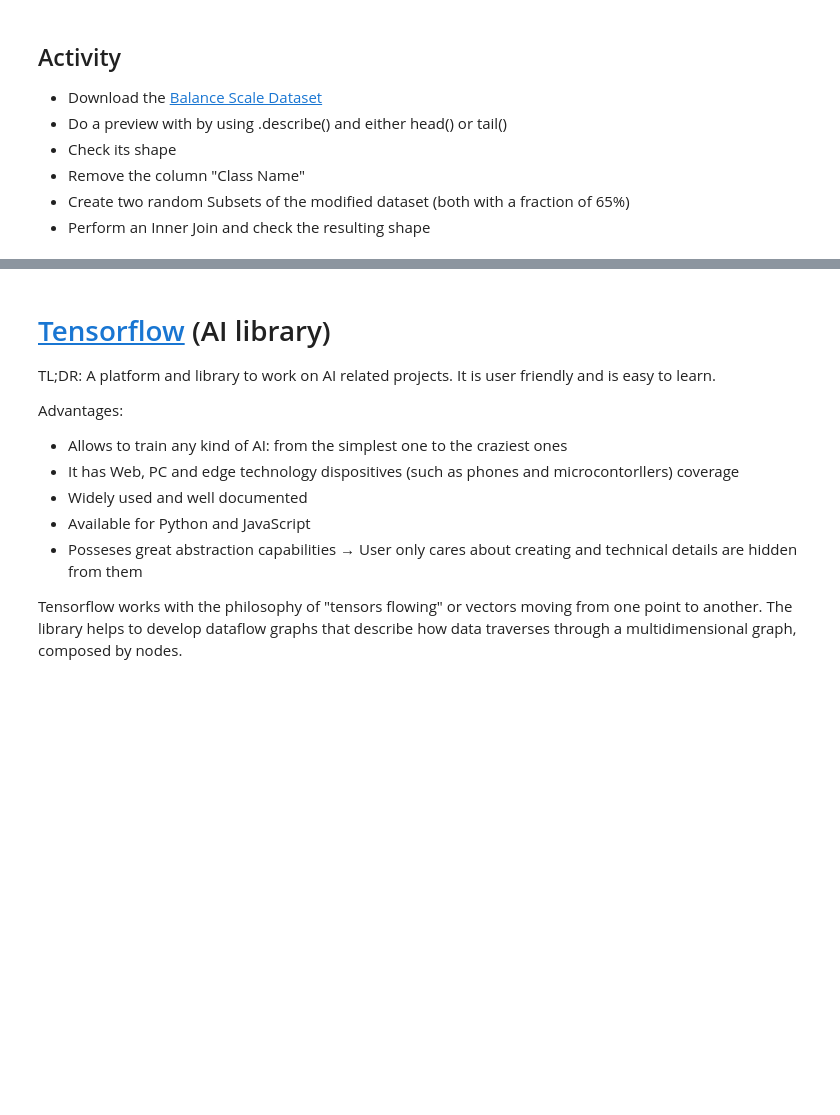
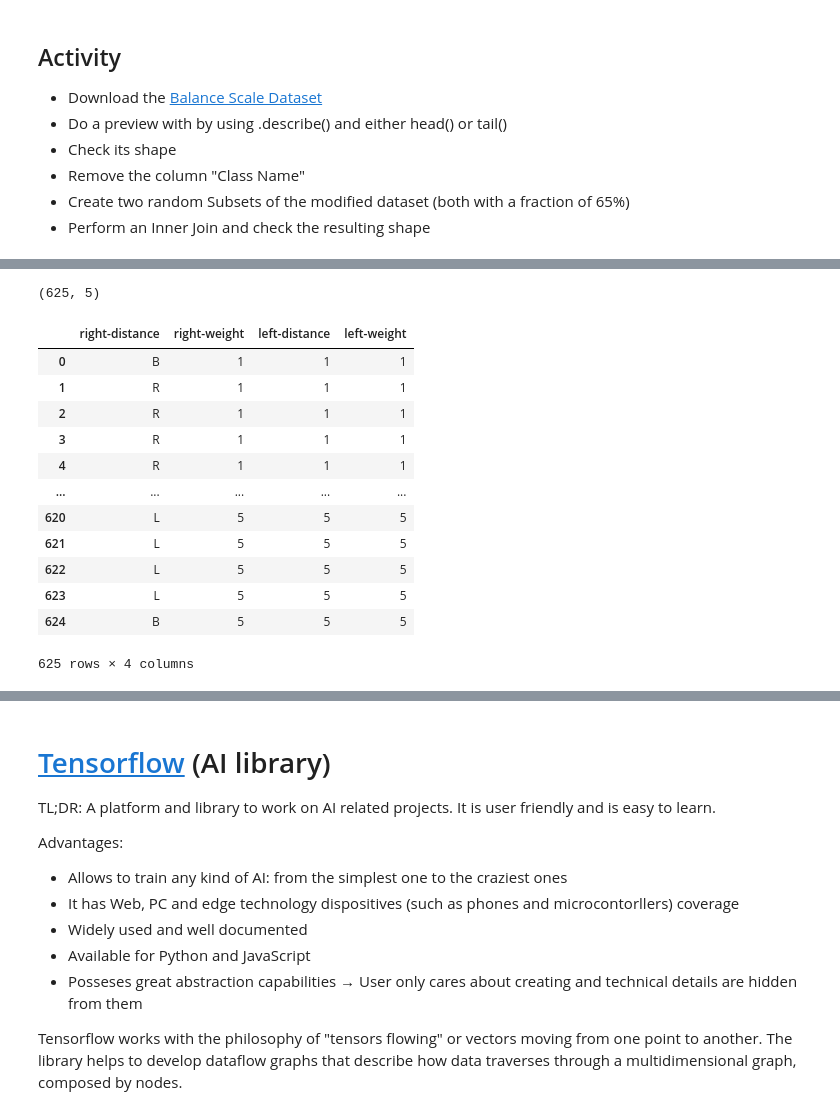
Before and after one commit to erickm13/Tareas-Laboratorios-SP1, a Jupyter notebook: tareas/SP1_02_Demo_Neural_Networks.ipynb, the cells around one changed output, grey strips where cells are left out. Cells and saved outputs as stored; diff of their text form; code cells hidden in the pictures; blank space fills up the shorter version.

```diff
--- a/tareas/SP1_02_Demo_Neural_Networks.ipynb
+++ b/tareas/SP1_02_Demo_Neural_Networks.ipynb
@@ -174 +218,25 @@ raw_dataset.shape()
+# %%
+# el metodo shape nos devuelve el numero de datos que tiene el dataset en este caso 5 columnas y 625 elementos
+raw_dataset.shape
+# %% [output]
+(625, 5)
+# %%
+# Eliminamos la columna class he imprimimos el dataset
+dataset_pop_class = raw_dataset.copy()
+dataset_pop_class.pop("class")
+dataset_pop_class
+# %% [output]
+|  | right-distance | right-weight | left-distance | left-weight |
+| 0 | B | 1 | 1 | 1 |
+| 1 | R | 1 | 1 | 1 |
+| 2 | R | 1 | 1 | 1 |
+| 3 | R | 1 | 1 | 1 |
+| 4 | R | 1 | 1 | 1 |
+| ... | ... | ... | ... | ... |
+| 620 | L | 5 | 5 | 5 |
+| 621 | L | 5 | 5 | 5 |
+| 622 | L | 5 | 5 | 5 |
+| 623 | L | 5 | 5 | 5 |
+| 624 | B | 5 | 5 | 5 |
+625 rows × 4 columns
 # %%
```
Also changed, not shown: parts of 15 cells of this notebook.
